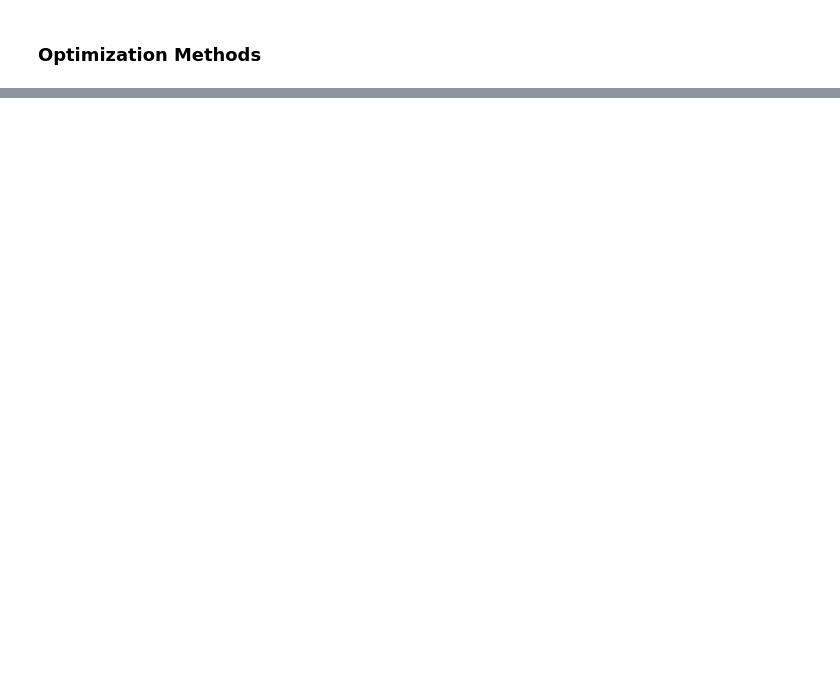
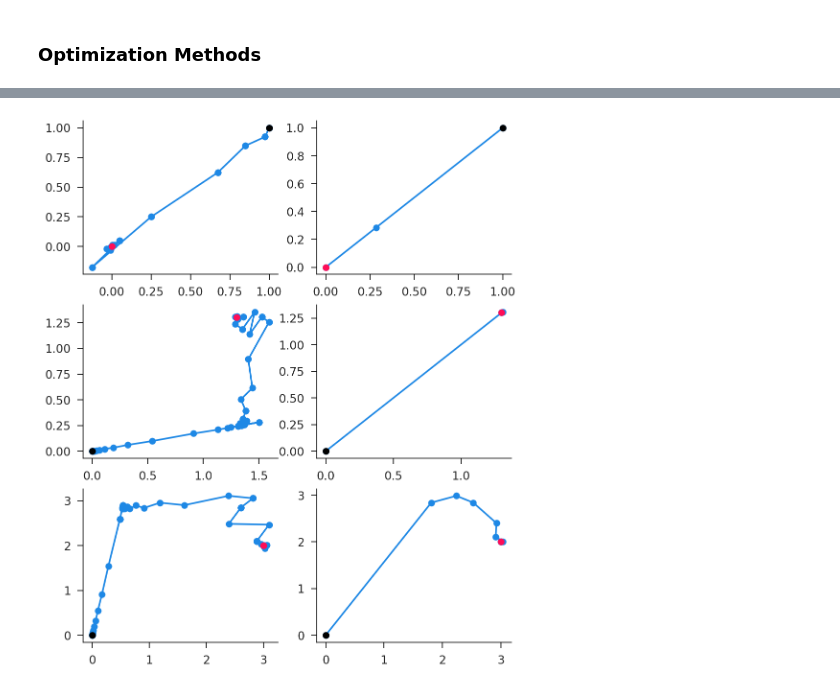
Before and after one commit to iamlemec/grad_code, a Jupyter notebook: lecture_1.ipynb, the cells around one changed output, grey strips where cells are left out. Saved outputs shown, nothing was run; the diff lists cells and outputs as text; code cells hidden in the pictures; blank space fills up the shorter version.

```diff
--- a/lecture_1.ipynb
+++ b/lecture_1.ipynb
@@ -113,0 +152,20 @@ sol.solve_multivar(cubic, np.array([1.4, 1.5]), 'broyden1')
+# %%
+def basinN(x):
+    return np.sum(basin1(x))
+# %%
+def valleysN(x):
+    return np.sum(valleys1(x))
+# %%
+def himmelblau(xy):
+    x, y = xy
+    return (x**2+y-11)**2 + (x+y**2-7)**2
+# %%
+fig, axs = plt.subplots(nrows=3, ncols=2, figsize=(8, 10))
+sol.optim_multivar(basinN, (1, 1), method='nelder-mead', ax=axs[0][0])
+sol.optim_multivar(basinN, (1, 1), method='bfgs', ax=axs[0][1])
+sol.optim_multivar(valleysN, (0, 0), method='nelder-mead', ax=axs[1][0])
+sol.optim_multivar(valleysN, (0, 0), method='bfgs', ax=axs[1][1])
+sol.optim_multivar(himmelblau, (0, 0), method='nelder-mead', ax=axs[2][0])
+sol.optim_multivar(himmelblau, (0, 0), method='bfgs', ax=axs[2][1]);
+# %% [output]
+[figure, added]
```
Also changed, not shown: parts of 16 cells of this notebook, 3 other files.
